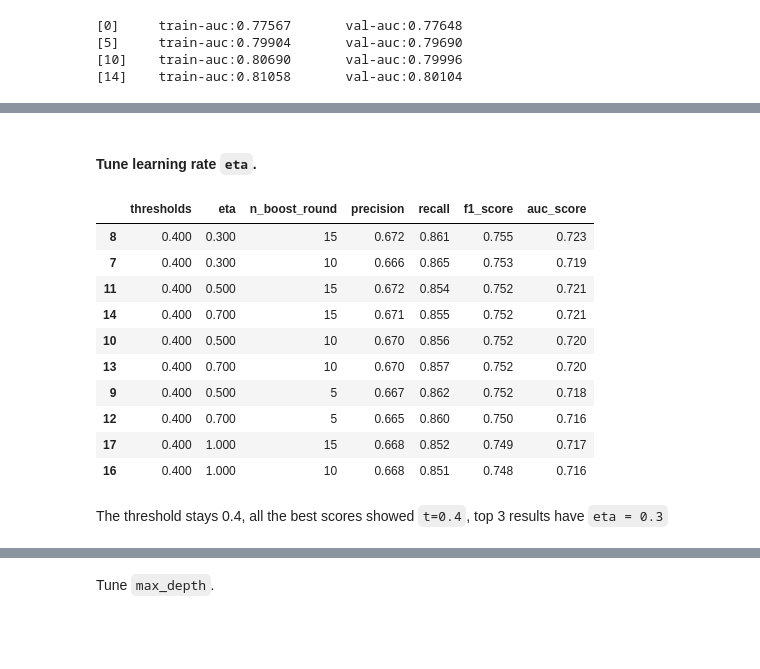
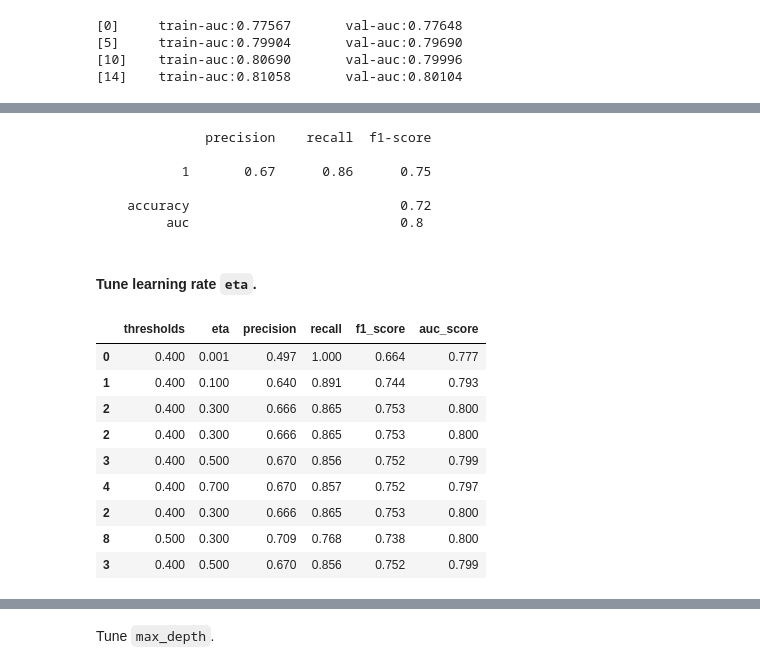
Before and after one commit to nadia-paz/cdc_diabetes, a Jupyter notebook: notebook.ipynb, the cells around one changed output, grey strips where cells are left out. Saved outputs shown, nothing was run; the diff lists cells and outputs as text; code cells hidden in the pictures; blank space fills up the shorter version.

```diff
--- a/notebook.ipynb
+++ b/notebook.ipynb
@@ -865,42 +884,51 @@ roc_auc_score(y_val, y_pred).round(2)
+# %%
+print(md.get_report(y_val, y_pred, threshold=0.4))
+# %% [output]
+              precision    recall  f1-score
+
+           1       0.67      0.86      0.75
+
+    accuracy                           0.72
+         auc                           0.8
 # %% [markdown]
 #### Tune learning rate `eta`.
 # %%
 scores = []
 for t in [0.4, 0.5]:
     for eta in [0.001, 0.1, 0.3, 0.5, 0.7, 1]:
-        for n in [5, 10, 15]:
-                xgb_params = {
-                        'eta': eta, # learning rate
-                        'max_depth': 6,
-                        'min_child_weight': 1, # min_samples_leaf
+        xgb_params = {
+                'eta': eta, # learning rate
+                'max_depth': 6,
+                'min_child_weight': 1, # min_samples_leaf
 
-                        'objective': 'binary:logistic', # specify that we have a binary classification model
-                        'eval_metric': 'auc',
-                        'nthread': 8,
-                        'seed': dp.seed,
-                        'verbosity': 1 # show the process 0, 1, 2
-                }
-                model = xgb.train(xgb_params, dtrain, num_boost_round=n)
-                y_pred = model.predict(dval) >= t
-                precision = precision_score(y_val, y_pred)
-                recall = recall_score(y_val, y_pred)
-                f1 = f1_score(y_val, y_pred)
-                auc = roc_auc_score(y_val, y_pred)
-                scores.append((t, eta, n, precision, recall, f1, auc))
-df_scores = pd.DataFrame(scores, columns=["thresholds", "eta", "n_boost_round", "precision", "recall", "f1_score", "auc_score"])
+                'objective': 'binary:logistic', # specify that we have a binary classification model
+                'eval_metric': 'auc',
+                'nthread': 8,
+                'seed': dp.seed,
+                'verbosity': 1 # show the process 0, 1, 2
+        }
+        model = xgb.train(xgb_params, dtrain, num_boost_round=10)
+        y_pred = model.predict(dval)
+        precision = precision_score(y_val, y_pred >= t)
+        recall = recall_score(y_val, y_pred >= t)
+        f1 = f1_score(y_val, y_pred >= t)
+        auc = roc_auc_score(y_val, y_pred)
+        scores.append((t, eta, precision, recall, f1, auc))
+df_scores = pd.DataFrame(scores, columns=["thresholds", "eta", "precision", "recall", "f1_score", "auc_score"])
-# %%
-df_scores.sort_values(by=["f1_score", "auc_score"], ascending=False).head(10)
-# %% [output]
-|  | thresholds | eta | n_boost_round | precision | recall | f1_score | auc_score |
-| 8 | 0.400 | 0.300 | 15 | 0.672 | 0.861 | 0.755 | 0.723 |
-| 7 | 0.400 | 0.300 | 10 | 0.666 | 0.865 | 0.753 | 0.719 |
-| 11 | 0.400 | 0.500 | 15 | 0.672 | 0.854 | 0.752 | 0.721 |
-| 14 | 0.400 | 0.700 | 15 | 0.671 | 0.855 | 0.752 | 0.721 |
-| 10 | 0.400 | 0.500 | 10 | 0.670 | 0.856 | 0.752 | 0.720 |
-| 13 | 0.400 | 0.700 | 10 | 0.670 | 0.857 | 0.752 | 0.720 |
-| 9 | 0.400 | 0.500 | 5 | 0.667 | 0.862 | 0.752 | 0.718 |
-| 12 | 0.400 | 0.700 | 5 | 0.665 | 0.860 | 0.750 | 0.716 |
-| 17 | 0.400 | 1.000 | 15 | 0.668 | 0.852 | 0.749 | 0.717 |
-| 16 | 0.400 | 1.000 | 10 | 0.668 | 0.851 | 0.748 | 0.716 |
-# %% [markdown]
-The threshold stays 0.4, all the best scores showed `t=0.4`, top 3 results have `eta = 0.3`
+# %%
+pd.concat([
+    df_scores.sort_values(by="recall", ascending=False).head(3),
+    df_scores.sort_values(by="f1_score", ascending=False).head(3),
+    df_scores.sort_values(by="auc_score", ascending=False).head(3)
+])
+# %% [output]
+|  | thresholds | eta | precision | recall | f1_score | auc_score |
+| 0 | 0.400 | 0.001 | 0.497 | 1.000 | 0.664 | 0.777 |
+| 1 | 0.400 | 0.100 | 0.640 | 0.891 | 0.744 | 0.793 |
+| 2 | 0.400 | 0.300 | 0.666 | 0.865 | 0.753 | 0.800 |
+| 2 | 0.400 | 0.300 | 0.666 | 0.865 | 0.753 | 0.800 |
+| 3 | 0.400 | 0.500 | 0.670 | 0.856 | 0.752 | 0.799 |
+| 4 | 0.400 | 0.700 | 0.670 | 0.857 | 0.752 | 0.797 |
+| 2 | 0.400 | 0.300 | 0.666 | 0.865 | 0.753 | 0.800 |
+| 8 | 0.500 | 0.300 | 0.709 | 0.768 | 0.738 | 0.800 |
+| 3 | 0.400 | 0.500 | 0.670 | 0.856 | 0.752 | 0.799 |
```
Also changed, not shown: parts of 75 cells of this notebook.
